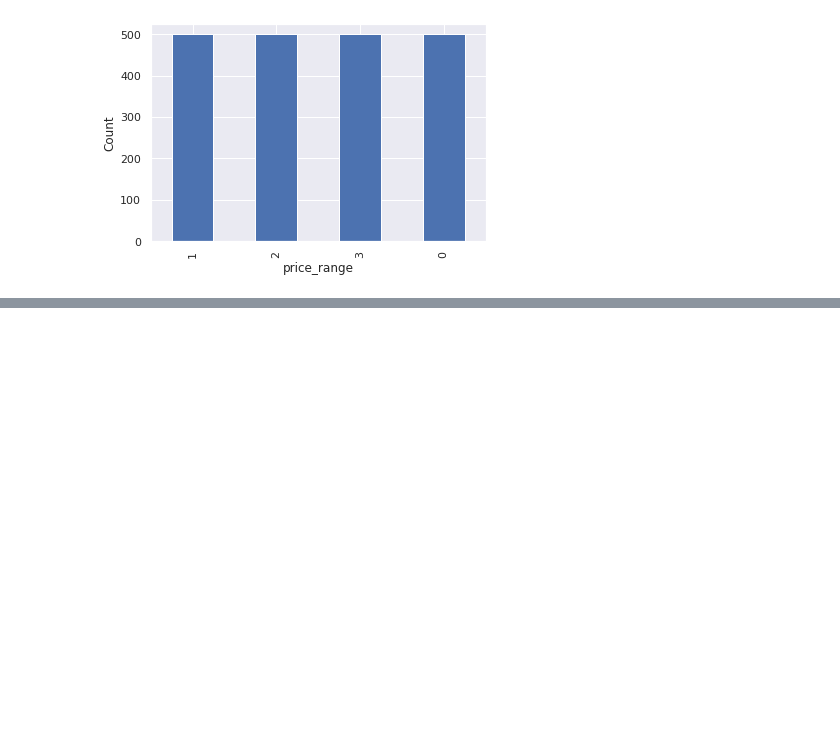
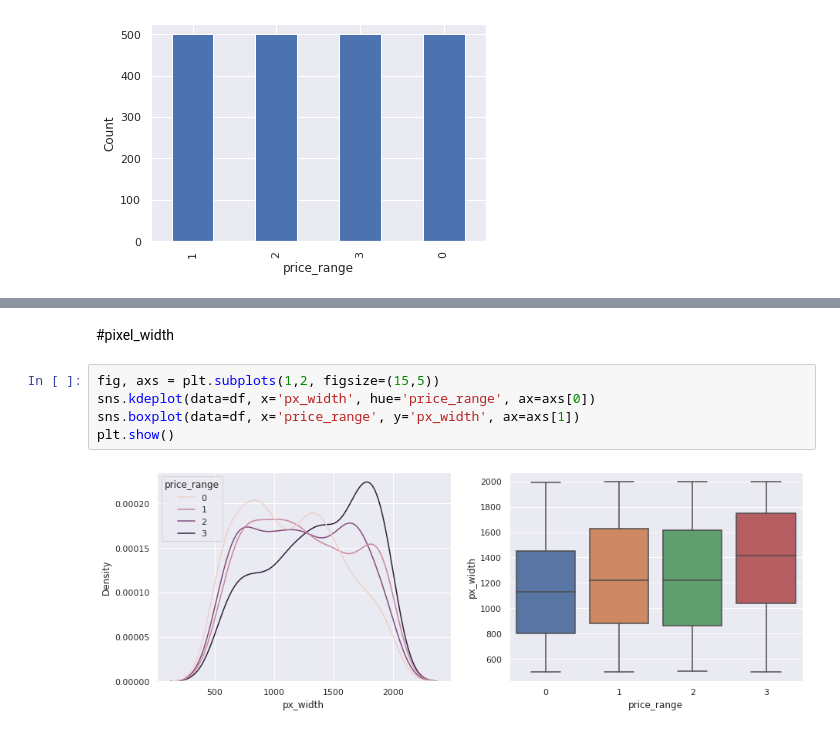
Before and after one commit to pritesh2292/Mobile-Price-Range-Prediction, a Jupyter notebook: Mobile_Price_Range_Prediction.ipynb, the cells around one changed output, grey strips where cells are left out. Saved outputs shown, nothing was run; the diff lists cells and outputs as text; blank space fills up the shorter version.

```diff
--- a/Mobile_Price_Range_Prediction.ipynb
+++ b/Mobile_Price_Range_Prediction.ipynb
@@ -182,0 +208,9 @@ plt.show()
+# %% [markdown]
+#pixel_width
+# %%
+fig, axs = plt.subplots(1,2, figsize=(15,5))
+sns.kdeplot(data=df, x='px_width', hue='price_range', ax=axs[0])
+sns.boxplot(data=df, x='price_range', y='px_width', ax=axs[1])
+plt.show()
+# %% [output]
+[figure, added]
```
Also changed, not shown: parts of 22 cells of this notebook.
